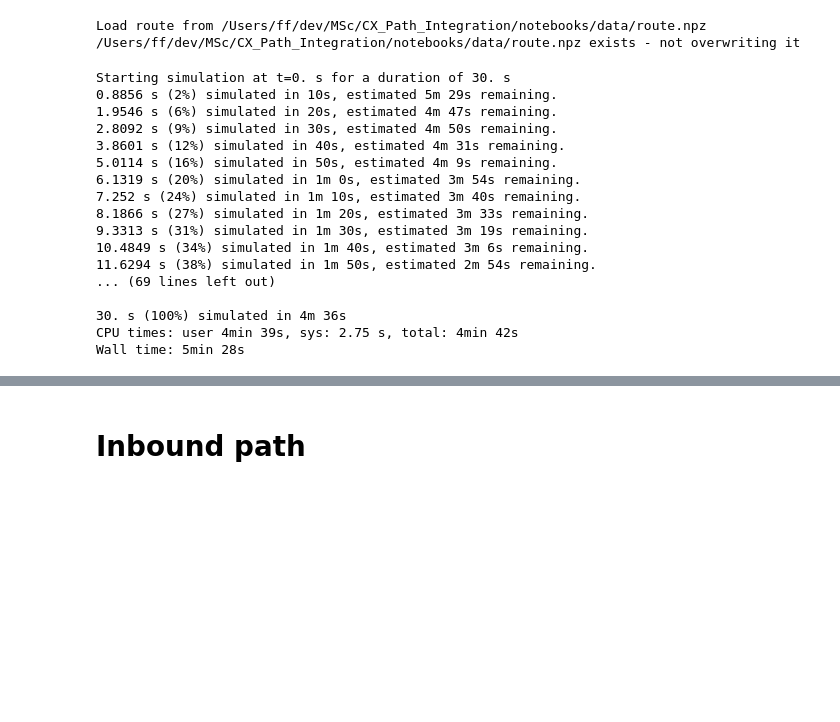
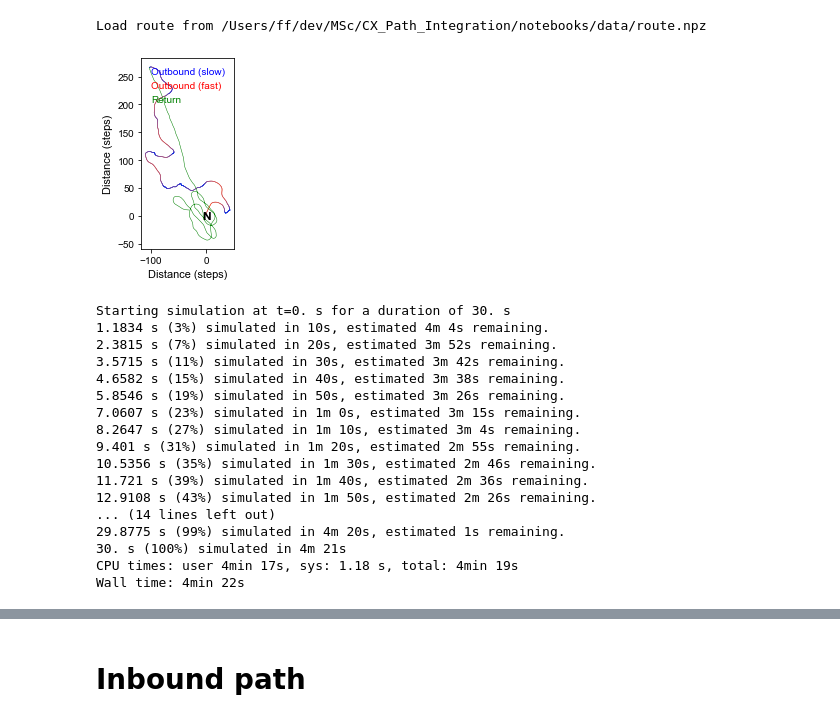
Before and after one commit to filippoferrari/CX_Path_Integration, a Jupyter notebook: notebooks/model_with_accumulator.ipynb, the cells around one changed output, grey strips where cells are left out. Drawn from its saved outputs; the diff is of its cells as text; code cells hidden in the pictures; blank space fills up the shorter version.

```diff
--- a/notebooks/model_with_accumulator.ipynb
+++ b/notebooks/model_with_accumulator.ipynb
@@ -36,7 +33,7 @@ T = T_outbound+T_inbound
 
 h, v, = cx_spiking.inputs.generate_route(T_outbound=1500, vary_speed=True, route_file=route_file, load_route=True)
 
-cx_spiking.inputs.save_route(route_file, h, v, save_route=True)
+cx_spiking.inputs.save_route(route_file, h, v, save_route=False)
 
 # Convert headings
 headings = cx_spiking.inputs.compute_headings(h, N=N_TL2//2, vmin=5, vmax=100)
@@ -62,7 +59,11 @@ h, v, cx_log, cpu4_snapshot = trials.run_trial(logging=True,
                                                route=(h[:T_outbound], v[:T_outbound]))
 # %% [output]
 Load route from /Users/ff/dev/MSc/CX_Path_Integration/notebooks/data/route.npz
-/Users/ff/dev/MSc/CX_Path_Integration/notebooks/data/route.npz exists - not overwriting it
+# %%
+plotter.plot_route(h, v, T_outbound, T_inbound, plot_speed=True)
+plt.show()
+# %% [output]
+[figure, added]
 # %%
 ######################################
 ### SPIKE BASED CX
@@ -299,26 +428,27 @@ def update_bee_position(t):
 # %%
 %%time
 net = Network(collect())
+net['update_inputs'].active = False
 net.run((T_outbound)*time_step*ms, report='text')
 net.store('outbound')
 # %% [output]
 Starting simulation at t=0. s for a duration of 30. s
-0.8856 s (2%) simulated in 10s, estimated 5m 29s remaining.
-1.9546 s (6%) simulated in 20s, estimated 4m 47s remaining.
-2.8092 s (9%) simulated in 30s, estimated 4m 50s remaining.
-3.8601 s (12%) simulated in 40s, estimated 4m 31s remaining.
-5.0114 s (16%) simulated in 50s, estimated 4m 9s remaining.
-6.1319 s (20%) simulated in 1m 0s, estimated 3m 54s remaining.
-7.252 s (24%) simulated in 1m 10s, estimated 3m 40s remaining.
-8.1866 s (27%) simulated in 1m 20s, estimated 3m 33s remaining.
-9.3313 s (31%) simulated in 1m 30s, estimated 3m 19s remaining.
-10.4849 s (34%) simulated in 1m 40s, estimated 3m 6s remaining.
-11.6294 s (38%) simulated in 1m 50s, estimated 2m 54s remaining.
-... (69 lines left out)
-
-30. s (100%) simulated in 4m 36s
-CPU times: user 4min 39s, sys: 2.75 s, total: 4min 42s
-Wall time: 5min 28s
+1.1834 s (3%) simulated in 10s, estimated 4m 4s remaining.
+2.3815 s (7%) simulated in 20s, estimated 3m 52s remaining.
+3.5715 s (11%) simulated in 30s, estimated 3m 42s remaining.
+4.6582 s (15%) simulated in 40s, estimated 3m 38s remaining.
+5.8546 s (19%) simulated in 50s, estimated 3m 26s remaining.
+7.0607 s (23%) simulated in 1m 0s, estimated 3m 15s remaining.
+8.2647 s (27%) simulated in 1m 10s, estimated 3m 4s remaining.
+9.401 s (31%) simulated in 1m 20s, estimated 2m 55s remaining.
+10.5356 s (35%) simulated in 1m 30s, estimated 2m 46s remaining.
+11.721 s (39%) simulated in 1m 40s, estimated 2m 36s remaining.
+12.9108 s (43%) simulated in 1m 50s, estimated 2m 26s remaining.
+... (14 lines left out)
+29.8775 s (99%) simulated in 4m 20s, estimated 1s remaining.
+30. s (100%) simulated in 4m 21s
+CPU times: user 4min 17s, sys: 1.18 s, total: 4min 19s
+Wall time: 4min 22s
 # %%
 f = plt.figure(figsize=(8,8))
 plt.axis([-map_size,map_size,-map_size,map_size])
```
Also changed, not shown: parts of 23 cells of this notebook.
